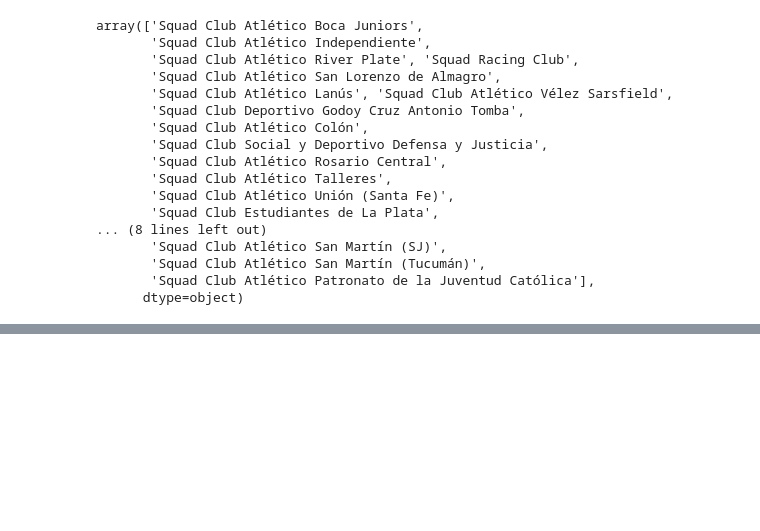
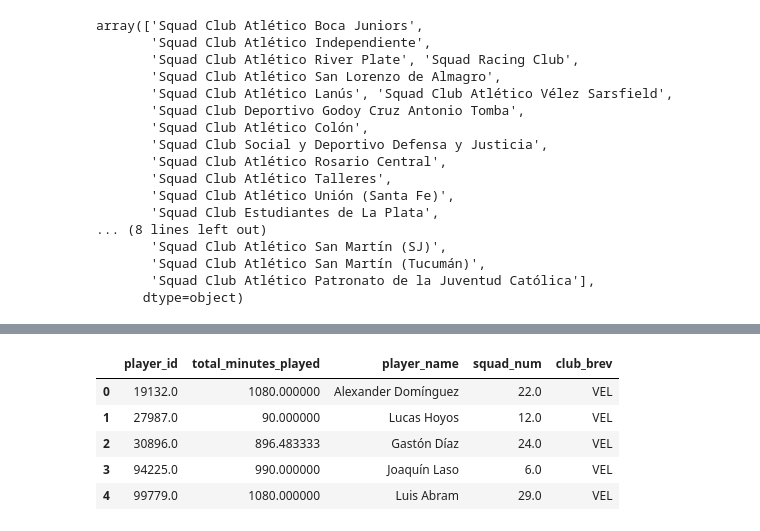
Before and after one commit to d-v-dlee/super_liga_xg, a Jupyter notebook: mongo_player_dec.ipynb, the cells around one changed output, grey strips where cells are left out. Cells and saved outputs as stored; diff of their text form; code cells hidden in the pictures; blank space fills up the shorter version.

```diff
--- a/mongo_player_dec.ipynb
+++ b/mongo_player_dec.ipynb
@@ -181,0 +211,9 @@ tm_player.head()
+# %%
+summed_player_min.head()
+# %% [output]
+|  | player_id | total_minutes_played | player_name | squad_num | club_brev |
+| 0 | 19132.0 | 1080.000000 | Alexander Domínguez | 22.0 | VEL |
+| 1 | 27987.0 | 90.000000 | Lucas Hoyos | 12.0 | VEL |
+| 2 | 30896.0 | 896.483333 | Gastón Díaz | 24.0 | VEL |
+| 3 | 94225.0 | 990.000000 | Joaquín Laso | 6.0 | VEL |
+| 4 | 99779.0 | 1080.000000 | Luis Abram | 29.0 | VEL |
```
Also changed, not shown: parts of 12 cells of this notebook.
